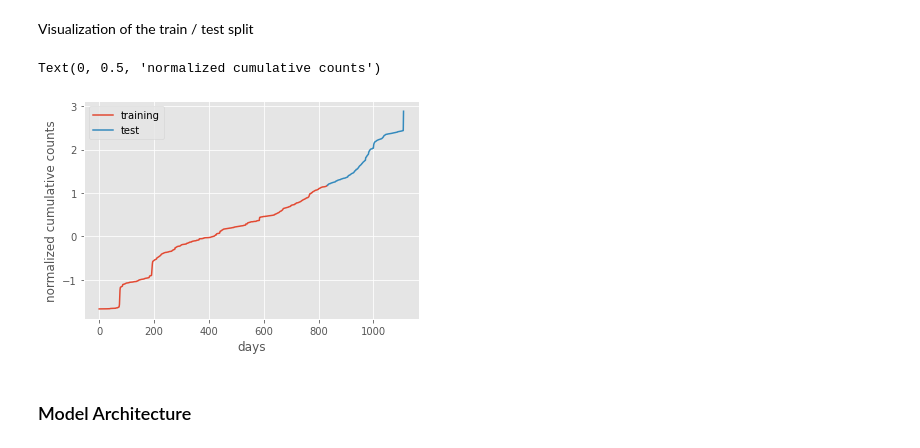
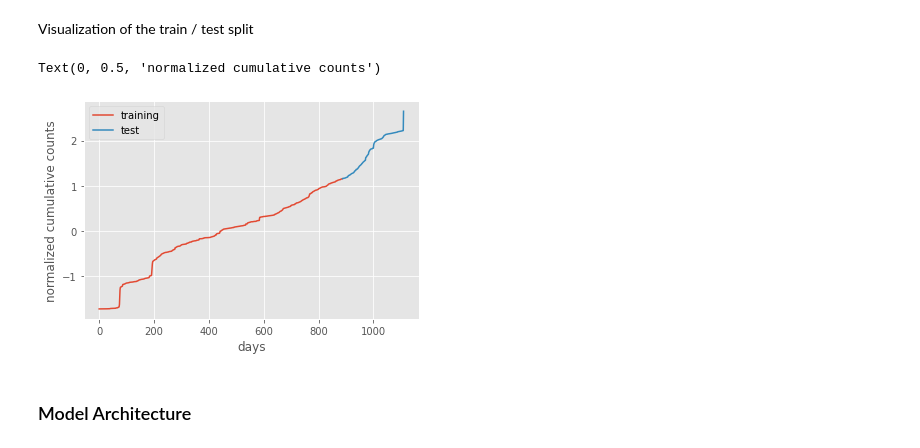
Before and after one commit to hanxiaokaka/Induced_seismic, a Jupyter notebook: notebooks/scinet/004 SCINet decatur multiple horizon.ipynb, the cells around one changed output. Drawn from its saved outputs; the diff is of its cells as text; code cells hidden in the pictures.

```diff
--- a/notebooks/scinet/004 SCINet decatur multiple horizon.ipynb
+++ b/notebooks/scinet/004 SCINet decatur multiple horizon.ipynb
@@ -43,8 +43,8 @@ input_len = 16 # try wider window power of 2
 horizon = 7 # prediction window
 
 # Trying out different input_len and horizon
-# input_len = 32
-# horizon = 14
+input_len = 32
+horizon = 7
 # %%
 features = features[['pressure','dpdt','seismic']]
 # %%
@@ -68,20 +68,20 @@ Visualization of the train / test split
 # %%
 train_dset, test_dset, x_scaler, y_scaler = construct_time_series_dataset(
     features, target_vals,
     input_len, horizon, features.columns,
-    # train_test_split=0.8, normalize_data=True # try train_test_split=0.75
-    train_test_split=0.75, normalize_data=True
+    train_test_split=0.8, normalize_data=True # try train_test_split=0.75
+    # train_test_split=0.75, normalize_data=True
 )
 
 plt.figure()
 plt.plot(np.arange(len(train_dset.Y)), train_dset.Y, label='training')
 plt.plot(np.arange(len(test_dset.Y)) + len(train_dset.Y), test_dset.Y, label='test')
 plt.legend()
 plt.xlabel('days')
 plt.ylabel('normalized cumulative counts')
 # %% [output]
 Text(0, 0.5, 'normalized cumulative counts')
-[figure, old version]
+[figure, new version]
 # %% [markdown]
 ### Model Architecture
 # %%
```
Also changed, not shown: parts of 15 cells of this notebook.
